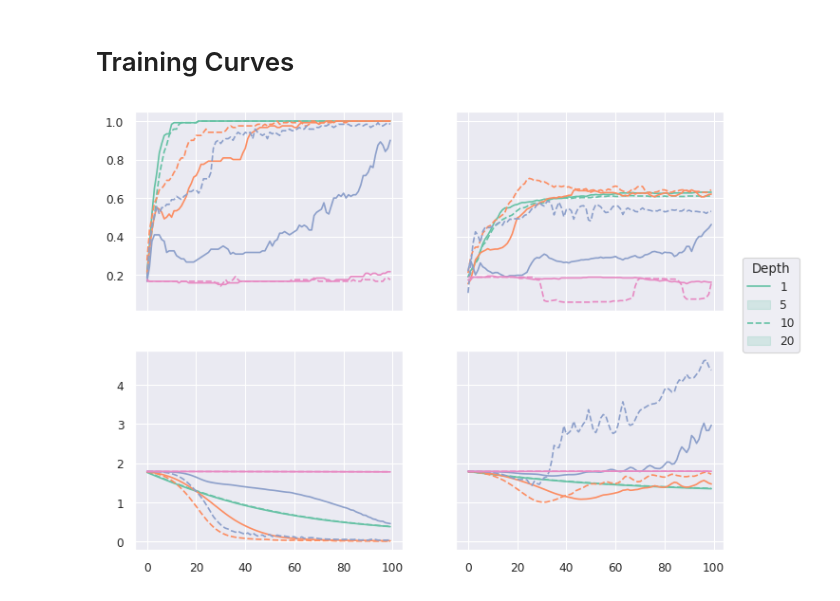
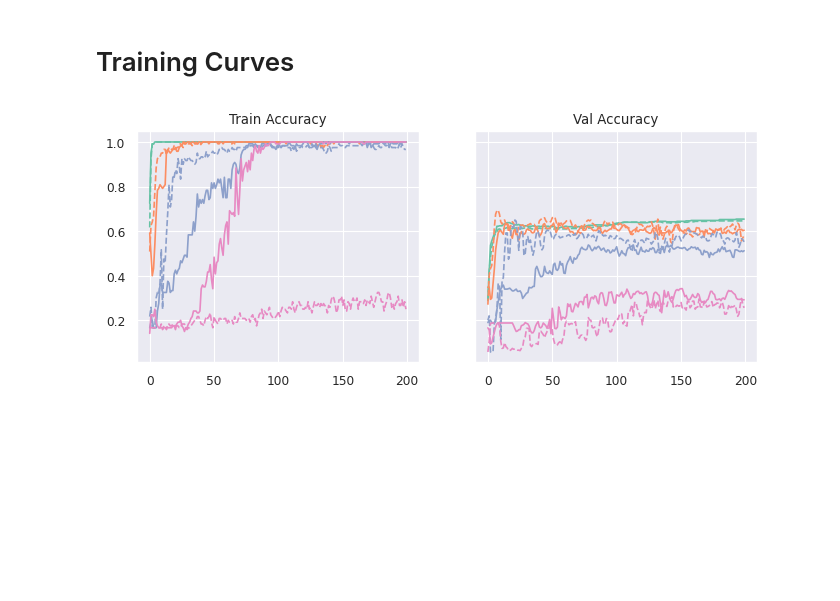
Before and after one commit to BenPrie/semantic-oversmoothing, a Jupyter notebook: weighted_residual_connections.ipynb, the cells around one changed output. Drawn from its saved outputs; the diff is of its cells as text; code cells hidden in the pictures; blank space fills up the shorter version.

```diff
--- a/weighted_residual_connections.ipynb
+++ b/weighted_residual_connections.ipynb
@@ -195,13 +74,16 @@ class GCNWithLWRC(nn.Module):
 model_depths = [1, 5, 10, 20]
 n_nodes = len(dataset.data.x)
 GCNWithLWRC_models = [
-    GCNWithLWRC(
-        LWRC_method=FreeLWRCLayer,
+    models.BackboneModel(
+        residual_method=models.FreeRC,
+        aggregation_function=GCNConv,
         n_nodes=n_nodes,
         input_dim=dataset.num_features,
         hid_dim=64,
         n_classes=dataset.num_classes,
         n_layers=depth,
+        dropout_ratio=.1,
+        act_fn=F.relu
     )
     for depth in model_depths
 ]
@@ -213,6 +95,9 @@ for model in GCNWithLWRC_models:
         model,
         dataset.data,
         device,
+        epochs=200,
+        max_patience=20,
+        lr=5e-3,
         progress_bar=True,
         verbose=False
     )
@@ -239,0 +167,5 @@ plt.savefig('./figures/LWRC-GCN/convergence_by_depth.pdf', bbox_inches='tight')
+# %%
+print('Global convergence weights after training:')
+for i, layer in enumerate(cluster_model.layers):
+    if type(layer) == models.ClusterKeepingRC:
+        print(f'Layer {i}: dist_0/dist_l = {layer.dist_0:.3f}/{layer.dist_l:.3f} = {layer.dist_0/layer.dist_l:.3f}, theta = {layer.theta:.3f}')
@@ -259,6 +220,9 @@ for model in GCN_models:
         model,
         dataset.data,
         device,
+        epochs=200,
+        max_patience=20,
+        lr=5e-3,
         progress_bar=True,
         verbose=False
     )
@@ -282,7 +246,7 @@ plt.savefig('./figures/GCN/convergence_by_depth.pdf', bbox_inches='tight')
 # Side-by-side train and validation curves. No testing at this stage.
 # Losses on the top row, accuracies on the bottom.
 def plot_curves():
-    fig, axes = plt.subplots(2, 2, figsize=(8, 6), sharex='all', sharey='row')
+    fig, axes = plt.subplots(1, 2, figsize=(8, 3), sharex='all', sharey='row')
 
     # Colours for plotting.
     colours = sns.color_palette('Set2', n_colors=len(GCN_models_stats))
@@ -302,7 +266,7 @@ def plot_curves():
         # Plot the train accuracies.
         sns.lineplot(
             data=LWRC_accs_train,
-            ax=axes[0][0],
+            ax=axes[0],
 
             # Beautification.
             color=colours[i],
@@ -310,74 +274,72 @@ def plot_curves():
 
         sns.lineplot(
             data=GCN_accs_train,
-            ax=axes[0][0],
+            ax=axes[0],
 
             # Beautification.
             color=colours[i],
             linestyle='--'
         )
 
         # Plot the train losses.
-        sns.lineplot(
-            data=LWRC_losses_train,
-            ax=axes[1][0],
+        #sns.lineplot(
+        #    data=LWRC_losses_train,
+        #    ax=axes[1][0],
+        #
+        #    # Beautification.
+        #    color=colours[i],
+        #)
 
-            # Beautification.
-            color=colours[i],
-        )
-
-        sns.lineplot(
-            data=GCN_losses_train,
-            ax=axes[1][0],
-
-            # Beautification.
-            color=colours[i],
-            linestyle='--'
-        )
+        #sns.lineplot(
+        #    data=GCN_losses_train,
+        #    ax=axes[1][0],
+        #
+        #    # Beautification.
+        #    color=colours[i],
+        #    linestyle='--'
+        #)
 
         # Plot the val accuracies.
         sns.lineplot(
             data=LWRC_accs_val,
-            ax=axes[0][1],
+            ax=axes[1],
 
             # Beautification.
             color=colours[i],
         )
 
         sns.lineplot(
             data=GCN_accs_val,
-            ax=axes[0][1],
+            ax=axes[1],
 
             # Beautification.
             color=colours[i],
             linestyle='--'
         )
 
         # Plot the val losses.
-        sns.lineplot(
-            data=LWRC_losses_val,
-            ax=axes[1][1],
+        #sns.lineplot(
+        #    data=LWRC_losses_val,
+        #    ax=axes[1][1],
+        #
+        #    # Beautification.
+        #    color=colours[i],
+        #)
 
-            # Beautification.
-            color=colours[i],
-        )
+        #sns.lineplot(
+        #    data=GCN_losses_val,
+        #    ax=axes[1][1],
+        #
+        #    # Beautification.
+        #    color=colours[i],
+        #    linestyle='--'
+        #)
 
-        sns.lineplot(
-            data=GCN_losses_val,
-            ax=axes[1][1],
-
-            # Beautification.
-            color=colours[i],
-            linestyle='--'
-        )
-
-    axes.flatten()[-1].legend(
-        bbox_to_anchor=(1.05, 1.5),
-        loc='upper left',
-        title='Depth',
-        labels=keys
-    )
+    axes[0].set_title('Train Accuracy')
+    axes[1].set_title('Val Accuracy')
+    #axes[1][0].set_title('Train Loss')
+    #axes[1][1].set_title('Val Loss')
 
 plot_curves()
 # %% [output]
-[figure, old version]
+[figure, new version]
```
Also changed, not shown: parts of 13 cells of this notebook, 3 other files.
